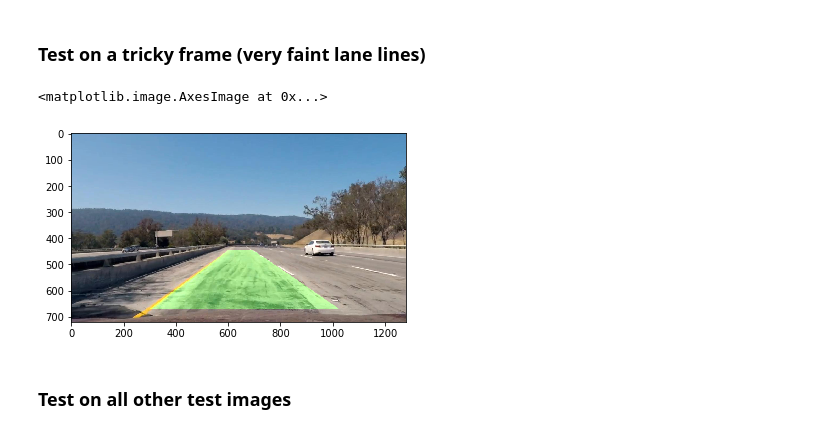
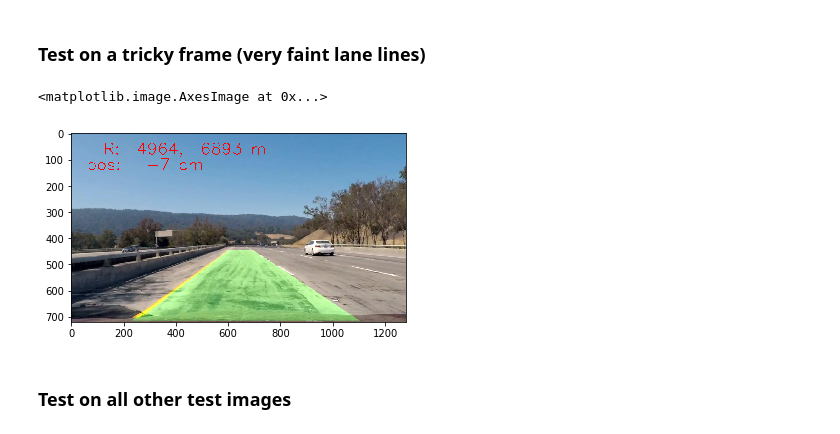
Before and after one commit to enhsin/p4-advancedLaneLines, a Jupyter notebook: pipeline.ipynb, the cells around one changed output. Cells and saved outputs as stored; diff of their text form; code cells hidden in the pictures.

```diff
--- a/pipeline.ipynb
+++ b/pipeline.ipynb
@@ -220,7 +233,7 @@ def getLanePixels(binary_warped, margin=100, nwindows=9):
     right_lane_inds = np.concatenate(right_lane_inds)
     return left_lane_inds, right_lane_inds, nonzero
 # %%
-left_lane_inds, right_lane_inds, nonzero = getLanePixels(binary_warped, margin=80)
+left_lane_inds, right_lane_inds, nonzero = getLanePixels(binary_warped)
 
 out_img = np.dstack((binary_warped, binary_warped, binary_warped))*255
 nonzeroy = np.array(nonzero[0])
@@ -260,7 +273,7 @@ ax.set_title('Warped Binary Image + Lane Lines')
 ### Radius of curvature of the lane
 # %%
 # Define conversions in x and y from pixels space to meters
-ym_per_pix = 30/720 # meters per pixel in y dimension
+ym_per_pix = 40/720 # meters per pixel in y dimension
 xm_per_pix = 3.7/((src[2][0]+src[3][0])/2-(src[0][0]+src[1][0])/2) # meters per pixel in x dimension
 fac1 = xm_per_pix/ym_per_pix  # for dx/dy
 fac2 = xm_per_pix/ym_per_pix**2 # for dx^2/dy^2
@@ -336,7 +349,7 @@ class Line():
 leftLine = Line()
 rightLine = Line()
 usePrevious = False
-midY = np.mean(ploty) # to evaluate curvature
+midY = np.max(ploty) # to evaluate curvature
 # %%
 def process_image(img):
     # correct distortion
@@ -344,7 +357,7 @@ def process_image(img):
 
     # threshold binary image
     s_thresh=(80, 255)
-    sx_thresh=(20, 100)
+    sx_thresh=(30, 255)
     h_thresh=100
     hls = cv2.cvtColor(img_undist, cv2.COLOR_RGB2HLS).astype(np.float)
     l_channel = hls[:,:,1]
@@ -368,7 +381,7 @@ def process_image(img):
         nonzero = binary_warped.nonzero()
         nonzeroy = np.array(nonzero[0])
         nonzerox = np.array(nonzero[1])
-        margin = 100
+        margin = 80
         leftBound = leftLine.fit[0]*(nonzeroy**2) + leftLine.fit[1]*nonzeroy + leftLine.fit[2]
         rightBound = rightLine.fit[0]*(nonzeroy**2) + rightLine.fit[1]*nonzeroy + rightLine.fit[2]
         left_lane_inds = ((nonzerox > (leftBound - margin)) & (nonzerox < (leftBound + margin)))
@@ -429,24 +442,33 @@ def process_image(img):
     # Combine the result with the original image
     result = cv2.addWeighted(img_undist, 1, newwarp, 0.3, 0)
 
+    veh_pos = binary_warped.shape[1]/2
+    lane_center = (left_fitx[-1]+right_fitx[-1])/2
+    veh_pos_rel = (veh_pos - lane_center)*xm_per_pix*100 # in cm
+
+    font = cv2.FONT_HERSHEY_SIMPLEX
+    txt1 = "  R: %5.0f, %5.0f m" % (left_curverad, right_curverad)
+    txt2 = "pos: %4.0f cm" % (veh_pos_rel)
+    cv2.putText(result,txt1,(60,80),font,2,(255,0,0),2)
+    cv2.putText(result,txt2,(60,140),font,2,(255,0,0),2)
     return result
 # %% [markdown]
 ### Test on a tricky frame (very faint lane lines)
 # %%
 usePrevious = False
 leftLine.detected = False
 rightLine.detected = False
 
-clip0 = VideoFileClip('project_video.mp4')
-clip0.save_frame('test_t22.jpg', 22.2)
+#clip0 = VideoFileClip('project_video.mp4')
+#clip0.save_frame('test_t22.jpg', 22.2)
 
 img = mpimg.imread('test_t22.jpg')
 processed_img = process_image(img)
 plt.figure()
 plt.imshow(processed_img)
 # %% [output]
 <matplotlib.image.AxesImage at 0x...>
-[figure, old version]
+[figure, new version]
 # %% [markdown]
 ### Test on all other test images
 # %%
```
Also changed, not shown: parts of 12 cells of this notebook, 6 other files.
